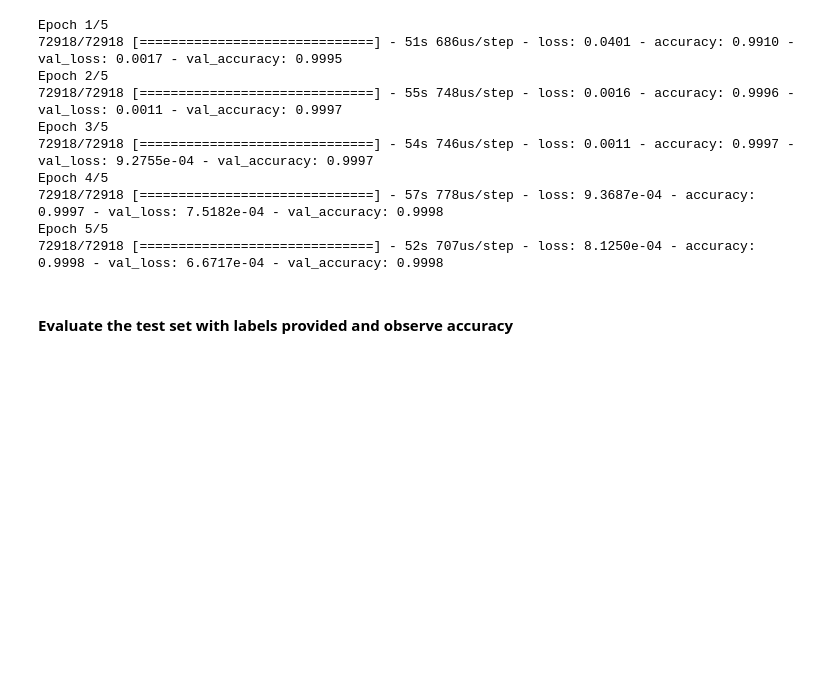
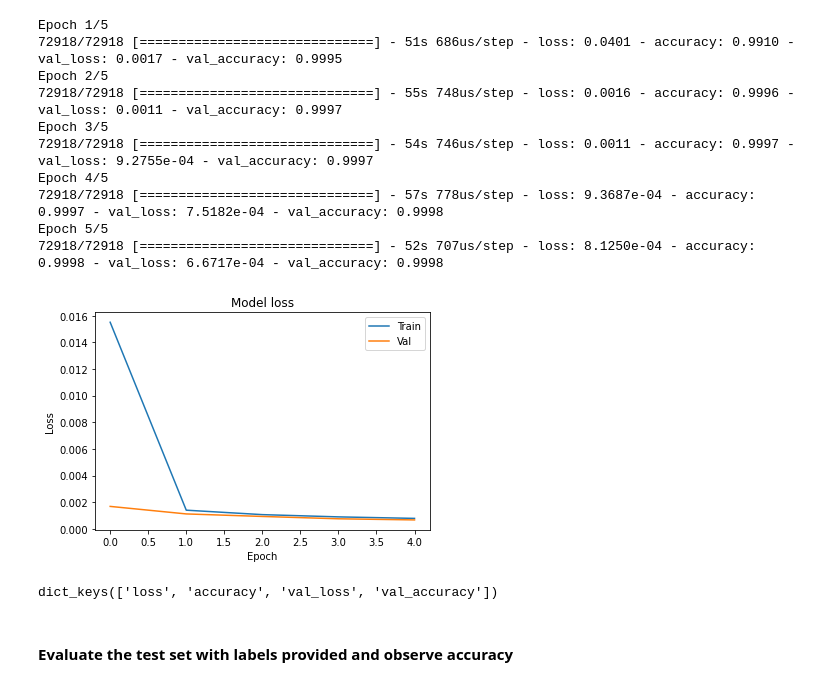
Before and after one commit to asdodd/CMPE255_Project, a Jupyter notebook: Final_Evaluation_Bitcoin.ipynb, the cells around one changed output. Saved outputs shown, nothing was run; the diff lists cells and outputs as text; code cells hidden in the pictures; blank space fills up the shorter version.

```diff
--- a/Final_Evaluation_Bitcoin.ipynb
+++ b/Final_Evaluation_Bitcoin.ipynb
@@ -140,6 +142,19 @@ Epoch 4/5
 72918/72918 [==============================] - 57s 778us/step - loss: 9.3687e-04 - accuracy: 0.9997 - val_loss: 7.5182e-04 - val_accuracy: 0.9998
 Epoch 5/5
 72918/72918 [==============================] - 52s 707us/step - loss: 8.1250e-04 - accuracy: 0.9998 - val_loss: 6.6717e-04 - val_accuracy: 0.9998
+# %%
+plt.plot(hist.history['loss'])
+plt.plot(hist.history['val_loss'])
+plt.title('Model loss')
+plt.ylabel('Loss')
+plt.xlabel('Epoch')
+plt.legend(['Train', 'Val'], loc='upper right')
+plt.show()
+
+print(hist.history.keys())
+# %% [output]
+[figure, added]
+dict_keys(['loss', 'accuracy', 'val_loss', 'val_accuracy'])
 # %% [markdown]
 #### Evaluate the test set with labels provided and observe accuracy
 # %%
```
Also changed, not shown: parts of 3 cells of this notebook.
